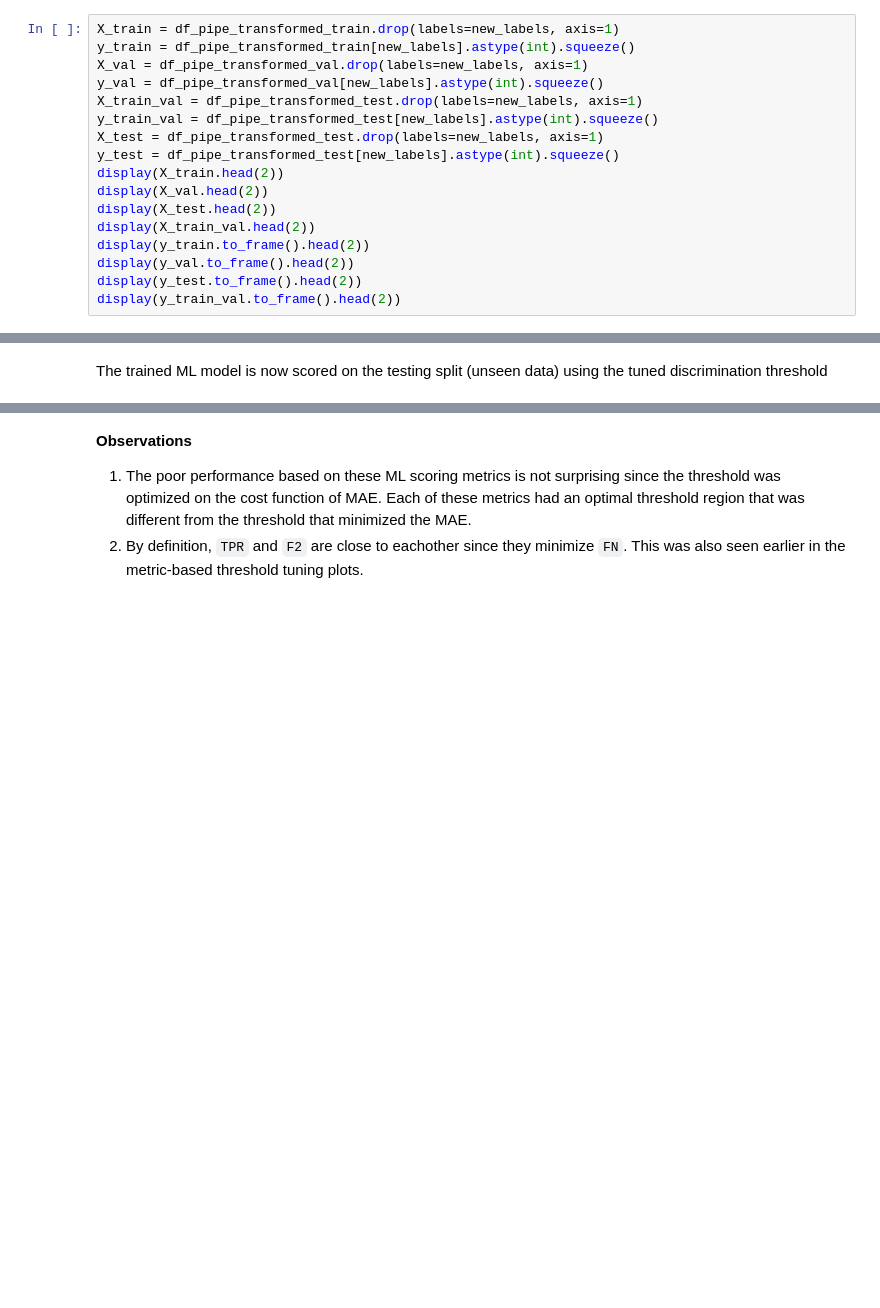
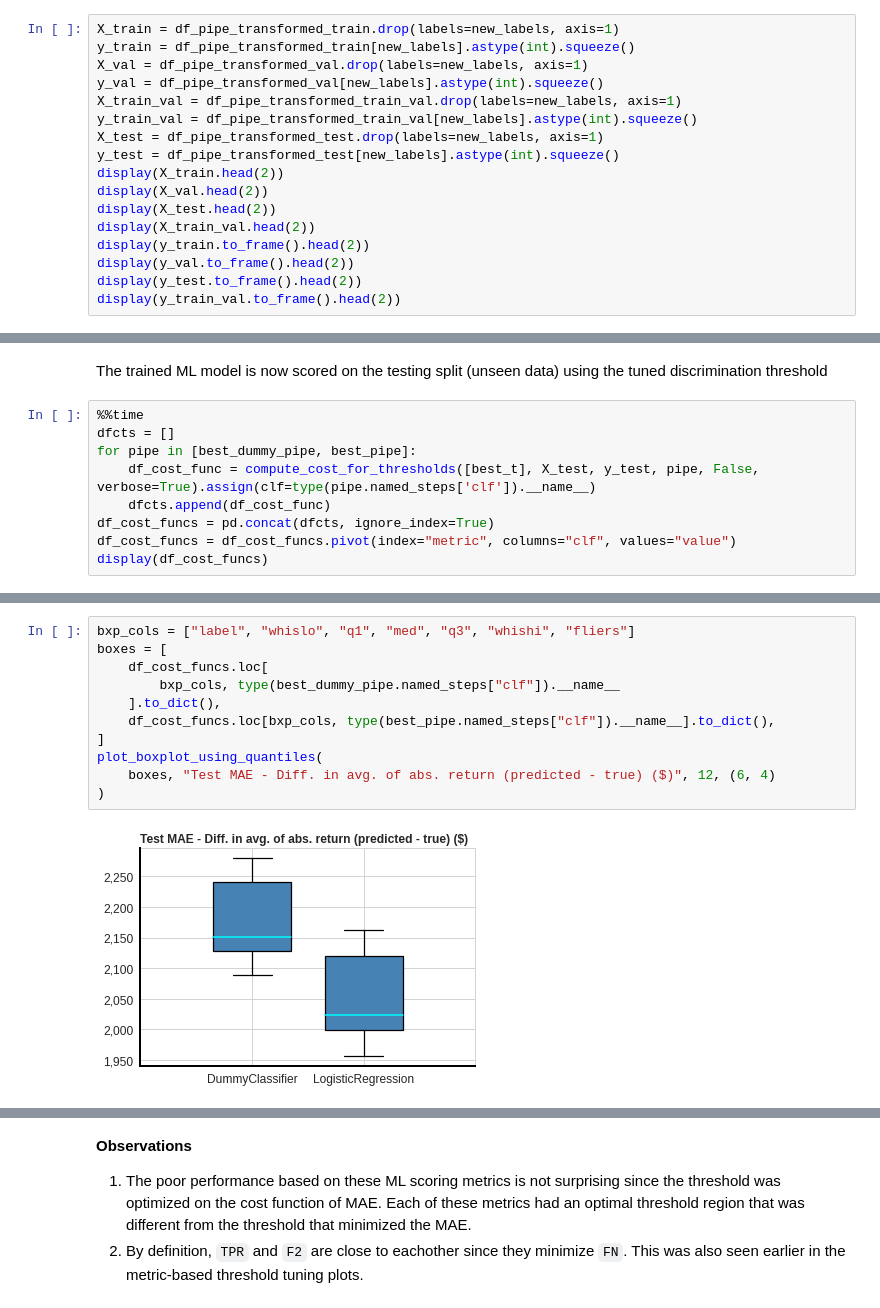
Before and after one commit to edesz/predict-loan-defaults, a Jupyter notebook: 5_experiments_in_classification_v2.ipynb, the cells around one changed output, grey strips where cells are left out. Cells and saved outputs as stored; diff of their text form; blank space fills up the shorter version.

```diff
--- a/5_experiments_in_classification_v2.ipynb
+++ b/5_experiments_in_classification_v2.ipynb
@@ -393,8 +411,8 @@ X_train = df_pipe_transformed_train.drop(labels=new_labels, axis=1)
 y_train = df_pipe_transformed_train[new_labels].astype(int).squeeze()
 X_val = df_pipe_transformed_val.drop(labels=new_labels, axis=1)
 y_val = df_pipe_transformed_val[new_labels].astype(int).squeeze()
-X_train_val = df_pipe_transformed_test.drop(labels=new_labels, axis=1)
-y_train_val = df_pipe_transformed_test[new_labels].astype(int).squeeze()
+X_train_val = df_pipe_transformed_train_val.drop(labels=new_labels, axis=1)
+y_train_val = df_pipe_transformed_train_val[new_labels].astype(int).squeeze()
 X_test = df_pipe_transformed_test.drop(labels=new_labels, axis=1)
 y_test = df_pipe_transformed_test[new_labels].astype(int).squeeze()
 display(X_train.head(2))
@@ -736,3 +823,12 @@ y_probs_test = best_pipe.predict_proba(X_test)[:, 1]
 ### ML Diagnostic metrics and plots
 # %% [markdown]
 The trained ML model is now scored on the testing split (unseen data) using the tuned discrimination threshold
+# %%
+%%time
+dfcts = []
+for pipe in [best_dummy_pipe, best_pipe]:
+    df_cost_func = compute_cost_for_thresholds([best_t], X_test, y_test, pipe, False, verbose=True).assign(clf=type(pipe.named_steps['clf']).__name__)
+    dfcts.append(df_cost_func)
+df_cost_funcs = pd.concat(dfcts, ignore_index=True)
+df_cost_funcs = df_cost_funcs.pivot(index="metric", columns="clf", values="value")
+display(df_cost_funcs)
@@ -739,3 +855,16 @@ The trained ML model is now scored on the testing split (unseen data) using the
+# %%
+bxp_cols = ["label", "whislo", "q1", "med", "q3", "whishi", "fliers"]
+boxes = [
+    df_cost_funcs.loc[
+        bxp_cols, type(best_dummy_pipe.named_steps["clf"]).__name__
+    ].to_dict(),
+    df_cost_funcs.loc[bxp_cols, type(best_pipe.named_steps["clf"]).__name__].to_dict(),
+]
+plot_boxplot_using_quantiles(
+    boxes, "Test MAE - Diff. in avg. of abs. return (predicted - true) ($)", 12, (6, 4)
+)
+# %% [output]
+[figure, added]
 # %%
 df_scores, y_pred_test_selected_threshold = get_eval_metrics(
     y_test.to_numpy(), y_probs_test, split="test", threshold=best_t, beta=2
```
Also changed, not shown: parts of 79 cells of this notebook.
